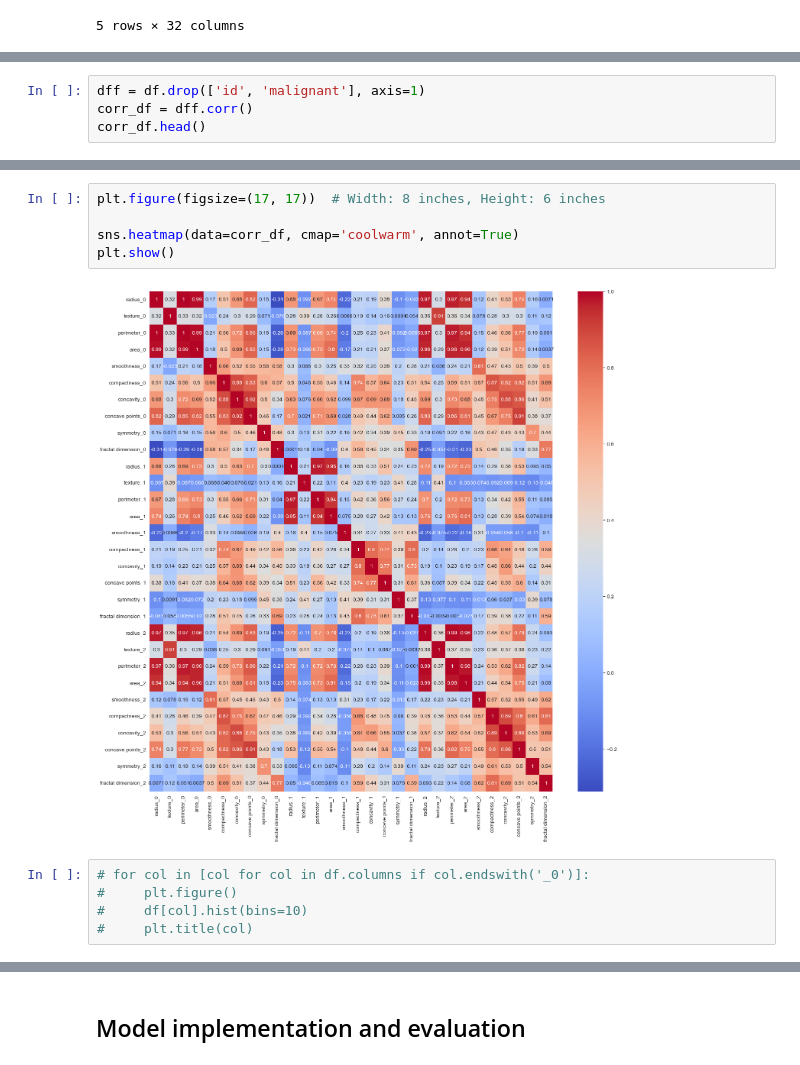
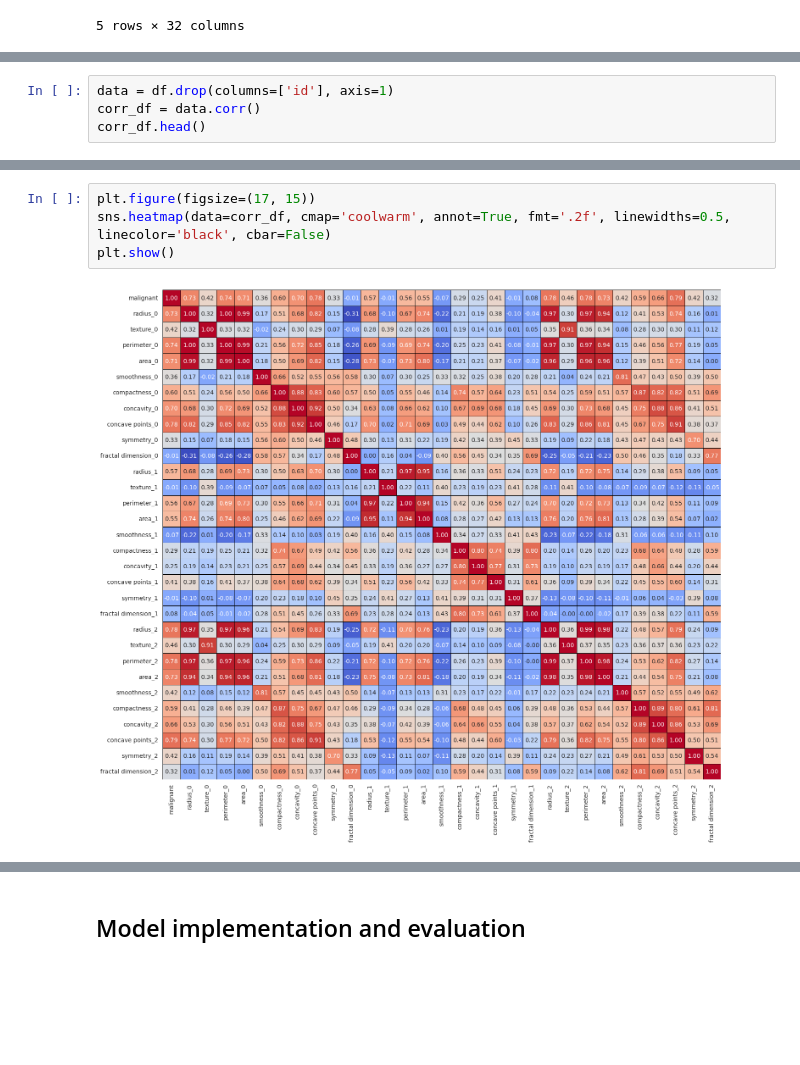
Before and after one commit to lucamodica/design-of-ai-systems--chalmers, a Jupyter notebook: assignments/4-diagnostic-systems/4-diagnostic-systems.ipynb, the cells around one changed output, grey strips where cells are left out. Drawn from its saved outputs; the diff is of its cells as text; blank space fills up the shorter version.

```diff
--- a/assignments/4-diagnostic-systems/4-diagnostic-systems.ipynb
+++ b/assignments/4-diagnostic-systems/4-diagnostic-systems.ipynb
@@ -35,5 +45,5 @@ df.head()
 # %%
-dff = df.drop(['id', 'malignant'], axis=1)
-corr_df = dff.corr()
+data = df.drop(columns=['id'], axis=1)
+corr_df = data.corr()
 corr_df.head()
 # %% [output]
@@ -47,12 +57,6 @@ corr_df.head()
 # %%
-plt.figure(figsize=(17, 17))  # Width: 8 inches, Height: 6 inches
-
-sns.heatmap(data=corr_df, cmap='coolwarm', annot=True)
+plt.figure(figsize=(17, 15))
+sns.heatmap(data=corr_df, cmap='coolwarm', annot=True, fmt='.2f', linewidths=0.5, linecolor='black', cbar=False)
 plt.show()
 # %% [output]
-[figure, old version]
+[figure, new version]
-# %%
-# for col in [col for col in df.columns if col.endswith('_0')]:
-#     plt.figure()
-#     df[col].hist(bins=10)
-#     plt.title(col)
```
Also changed, not shown: parts of 50 cells of this notebook.
